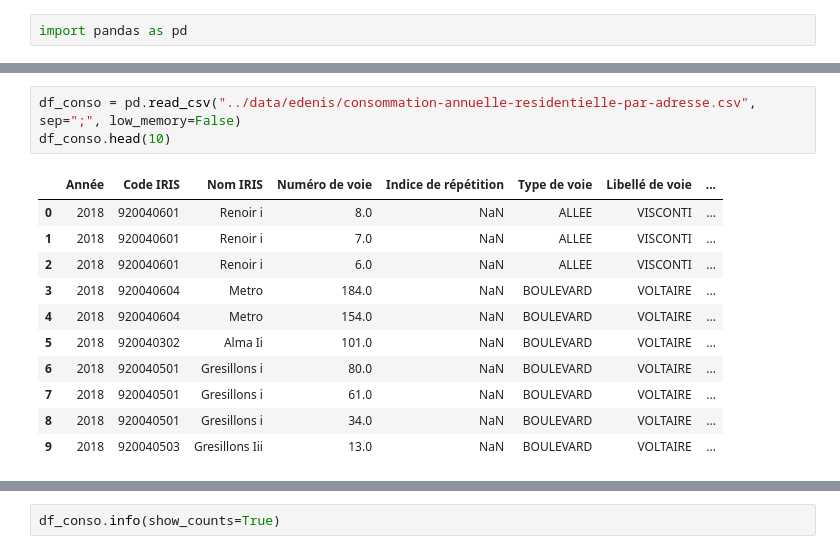
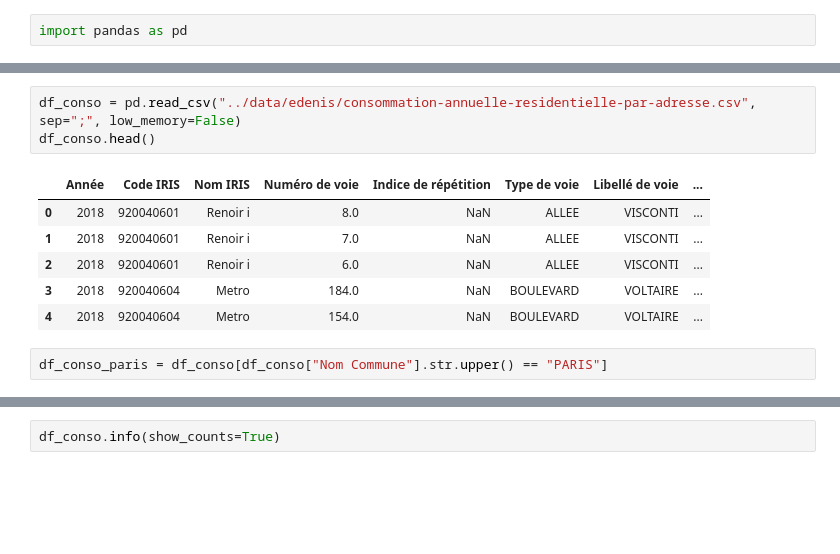
Before and after one commit to linh-dinh-1012/dpe-paris-analysis, a Jupyter notebook: notebooks/02_data_exploration.ipynb, the cells around one changed output, grey strips where cells are left out. Drawn from its saved outputs; the diff is of its cells as text; blank space fills up the shorter version.

```diff
--- a/notebooks/02_data_exploration.ipynb
+++ b/notebooks/02_data_exploration.ipynb
@@ -30,16 +33,13 @@ dtypes: float64(9), int64(4), object(10)
 memory usage: 26.7+ MB
 # %%
 df_conso = pd.read_csv("../data/edenis/consommation-annuelle-residentielle-par-adresse.csv", sep=";", low_memory=False)
-df_conso.head(10)
+df_conso.head()
 # %% [output]
 |  | Année | Code IRIS | Nom IRIS | Numéro de voie | Indice de répétition | Type de voie | Libellé de voie | ... |
 | 0 | 2018 | 920040601 | Renoir i | 8.0 | NaN | ALLEE | VISCONTI | ... |
 | 1 | 2018 | 920040601 | Renoir i | 7.0 | NaN | ALLEE | VISCONTI | ... |
 | 2 | 2018 | 920040601 | Renoir i | 6.0 | NaN | ALLEE | VISCONTI | ... |
 | 3 | 2018 | 920040604 | Metro | 184.0 | NaN | BOULEVARD | VOLTAIRE | ... |
 | 4 | 2018 | 920040604 | Metro | 154.0 | NaN | BOULEVARD | VOLTAIRE | ... |
-| 5 | 2018 | 920040302 | Alma Ii | 101.0 | NaN | BOULEVARD | VOLTAIRE | ... |
-| 6 | 2018 | 920040501 | Gresillons i | 80.0 | NaN | BOULEVARD | VOLTAIRE | ... |
-| 7 | 2018 | 920040501 | Gresillons i | 61.0 | NaN | BOULEVARD | VOLTAIRE | ... |
-| 8 | 2018 | 920040501 | Gresillons i | 34.0 | NaN | BOULEVARD | VOLTAIRE | ... |
-| 9 | 2018 | 920040503 | Gresillons Iii | 13.0 | NaN | BOULEVARD | VOLTAIRE | ... |
+# %%
+df_conso_paris = df_conso[df_conso["Nom Commune"].str.upper() == "PARIS"]
```
Also changed, not shown: parts of 3 cells of this notebook, 2 other files.
